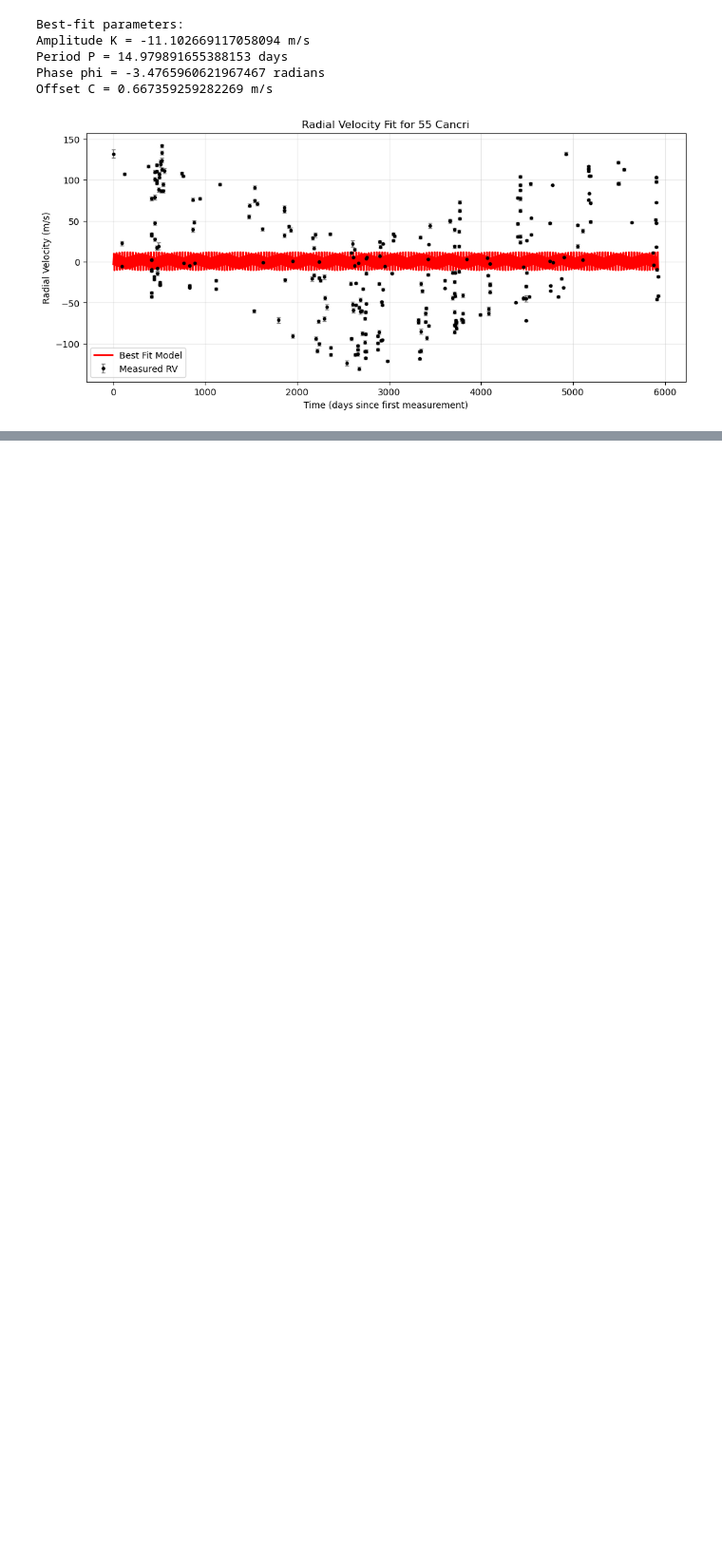
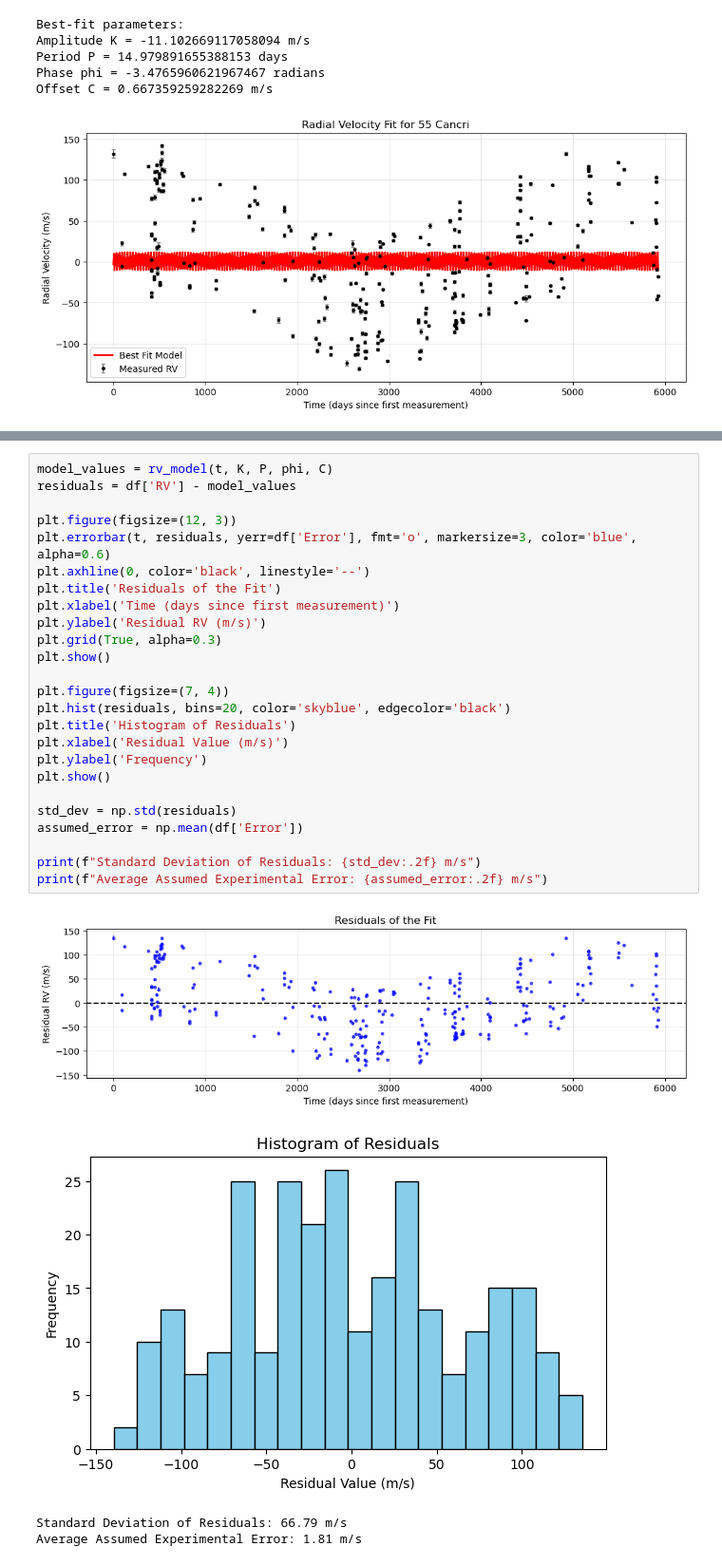
Before and after one commit to Eathand/astr-19, a Jupyter notebook: Astr19 Group Project.ipynb, the cells around one changed output, grey strips where cells are left out. Shown at 95% size. Drawn from its saved outputs; the diff is of its cells as text; blank space fills up the shorter version.

```diff
--- a/Astr19 Group Project.ipynb
+++ b/Astr19 Group Project.ipynb
@@ -71,0 +76,30 @@ step3: Using `curve_fit`, we determined the best-fit parameters for amplitude, p
+# %%
+model_values = rv_model(t, K, P, phi, C)
+residuals = df['RV'] - model_values
+
+plt.figure(figsize=(12, 3))
+plt.errorbar(t, residuals, yerr=df['Error'], fmt='o', markersize=3, color='blue', alpha=0.6)
+plt.axhline(0, color='black', linestyle='--')
+plt.title('Residuals of the Fit')
+plt.xlabel('Time (days since first measurement)')
+plt.ylabel('Residual RV (m/s)')
+plt.grid(True, alpha=0.3)
+plt.show()
+
+plt.figure(figsize=(7, 4))
+plt.hist(residuals, bins=20, color='skyblue', edgecolor='black')
+plt.title('Histogram of Residuals')
+plt.xlabel('Residual Value (m/s)')
+plt.ylabel('Frequency')
+plt.show()
+
+std_dev = np.std(residuals)
+assumed_error = np.mean(df['Error'])
+
+print(f"Standard Deviation of Residuals: {std_dev:.2f} m/s")
+print(f"Average Assumed Experimental Error: {assumed_error:.2f} m/s")
+# %% [output]
+[figure, added]
+[figure, added]
+Standard Deviation of Residuals: 66.79 m/s
+Average Assumed Experimental Error: 1.81 m/s
```
Also changed, not shown: parts of 4 cells of this notebook.
